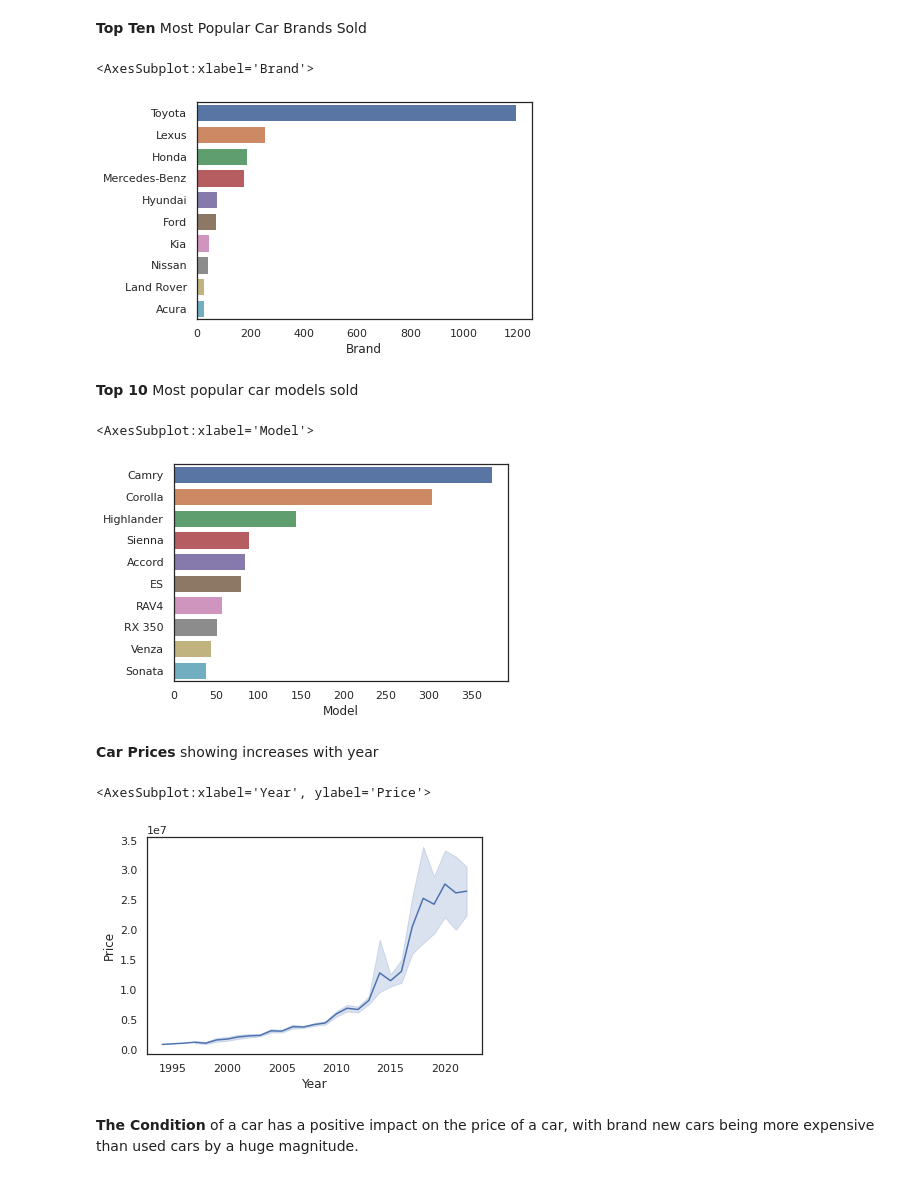
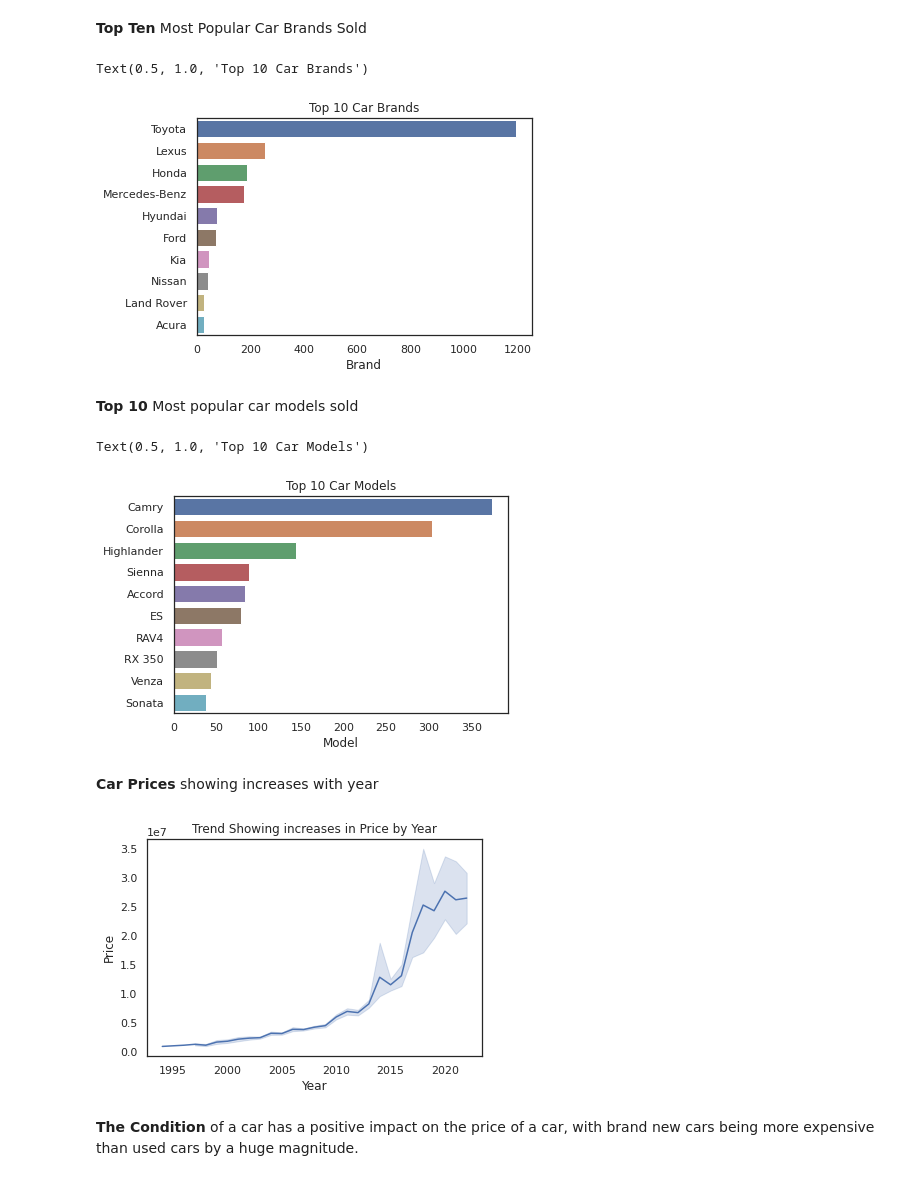
Before and after one commit to david-adewoyin/Car_Price_Analysis_and_Prediction, a Jupyter notebook: eda_and_model_building.ipynb, the cells around one changed output. Cells and saved outputs as stored; diff of their text form; code cells hidden in the pictures.

```diff
--- a/eda_and_model_building.ipynb
+++ b/eda_and_model_building.ipynb
@@ -100,25 +100,27 @@ Name: Model, Length: 110, dtype: int64
 # %%
 top10_brands = df["Brand"].value_counts()[:10]
 sns.barplot(x= top10_brands , y = top10_brands.index)
+plt.title("Top 10 Car Brands")
 # %% [output]
-<AxesSubplot:xlabel='Brand'>
+Text(0.5, 1.0, 'Top 10 Car Brands')
-[figure, old version]
+[figure, new version]
 # %% [markdown]
 **Top 10** Most popular car models sold
 # %%
 top10_models = df["Model"].value_counts()[:10]
 sns.barplot(x= top10_models , y = top10_models.index)
+plt.title("Top 10 Car Models")
 # %% [output]
-<AxesSubplot:xlabel='Model'>
+Text(0.5, 1.0, 'Top 10 Car Models')
-[figure, old version]
+[figure, new version]
 # %% [markdown]
 **Car Prices** showing increases with year
 # %%
 # Prices of cars increases as the year of the model increases
 sns.lineplot(data=df,x='Year',y='Price')
+plt.title("Trend Showing increases in Price by Year");
 # %% [output]
-<AxesSubplot:xlabel='Year', ylabel='Price'>
-[figure, old version]
+[figure, new version]
 # %% [markdown]
 **The Condition** of a car has a positive impact on the price of a car, with brand new cars being more expensive than used cars by a huge magnitude.
 # %%
```
Also changed, not shown: parts of 7 cells of this notebook, 1 other file.
